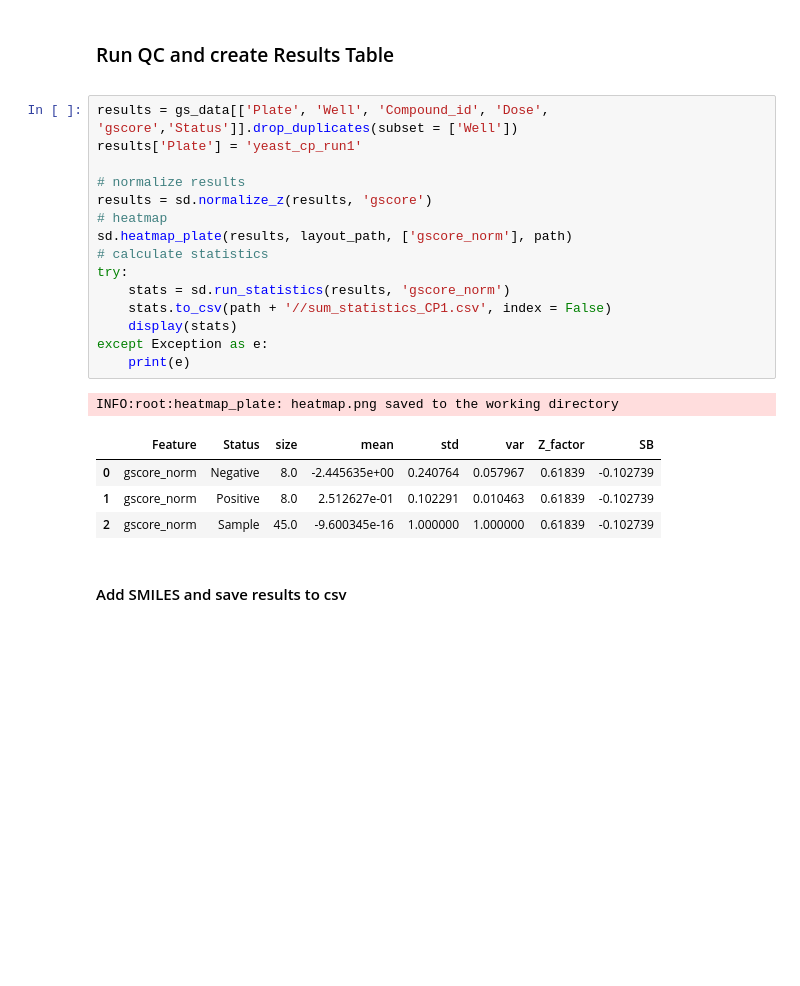
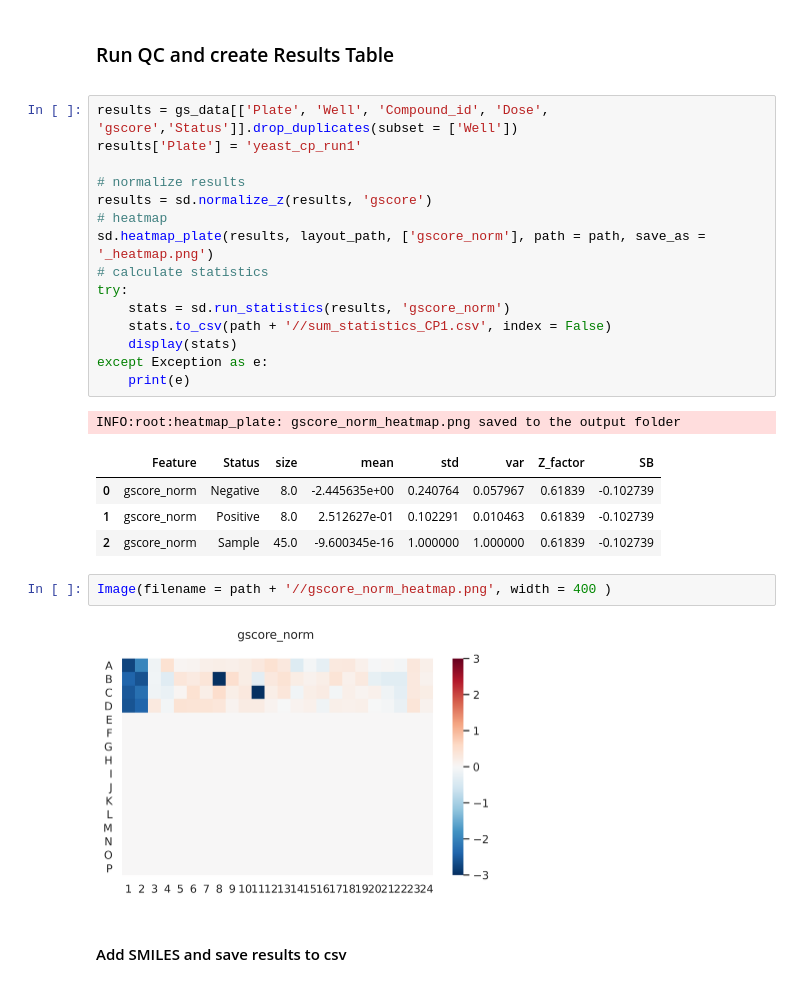
Before and after one commit to disc04/simplydrug, a Jupyter notebook: hts_notebooks/03c_yeast_cherry_picking.ipynb, the cells around one changed output. Cells and saved outputs as stored; diff of their text form; blank space fills up the shorter version.

```diff
--- a/hts_notebooks/03c_yeast_cherry_picking.ipynb
+++ b/hts_notebooks/03c_yeast_cherry_picking.ipynb
@@ -174,7 +174,7 @@ results['Plate'] = 'yeast_cp_run1'
 # normalize results
 results = sd.normalize_z(results, 'gscore')
 # heatmap
-sd.heatmap_plate(results, layout_path, ['gscore_norm'], path)
+sd.heatmap_plate(results, layout_path, ['gscore_norm'], path = path, save_as = '_heatmap.png')
 # calculate statistics
 try:
     stats = sd.run_statistics(results, 'gscore_norm')
@@ -183,11 +183,15 @@ try:
 except Exception as e:
     print(e)
 # %% [output]
-INFO:root:heatmap_plate: heatmap.png saved to the working directory
+INFO:root:heatmap_plate: gscore_norm_heatmap.png saved to the output folder
 |  | Feature | Status | size | mean | std | var | Z_factor | SB |
 | 0 | gscore_norm | Negative | 8.0 | -2.445635e+00 | 0.240764 | 0.057967 | 0.61839 | -0.102739 |
 | 1 | gscore_norm | Positive | 8.0 | 2.512627e-01 | 0.102291 | 0.010463 | 0.61839 | -0.102739 |
 | 2 | gscore_norm | Sample | 45.0 | -9.600345e-16 | 1.000000 | 1.000000 | 0.61839 | -0.102739 |
+# %%
+Image(filename = path + '//gscore_norm_heatmap.png', width = 400 )
+# %% [output]
+[figure, added]
 # %% [markdown]
 #### Add SMILES and save results to csv
 # %%
```
Also changed, not shown: 14 other files.
